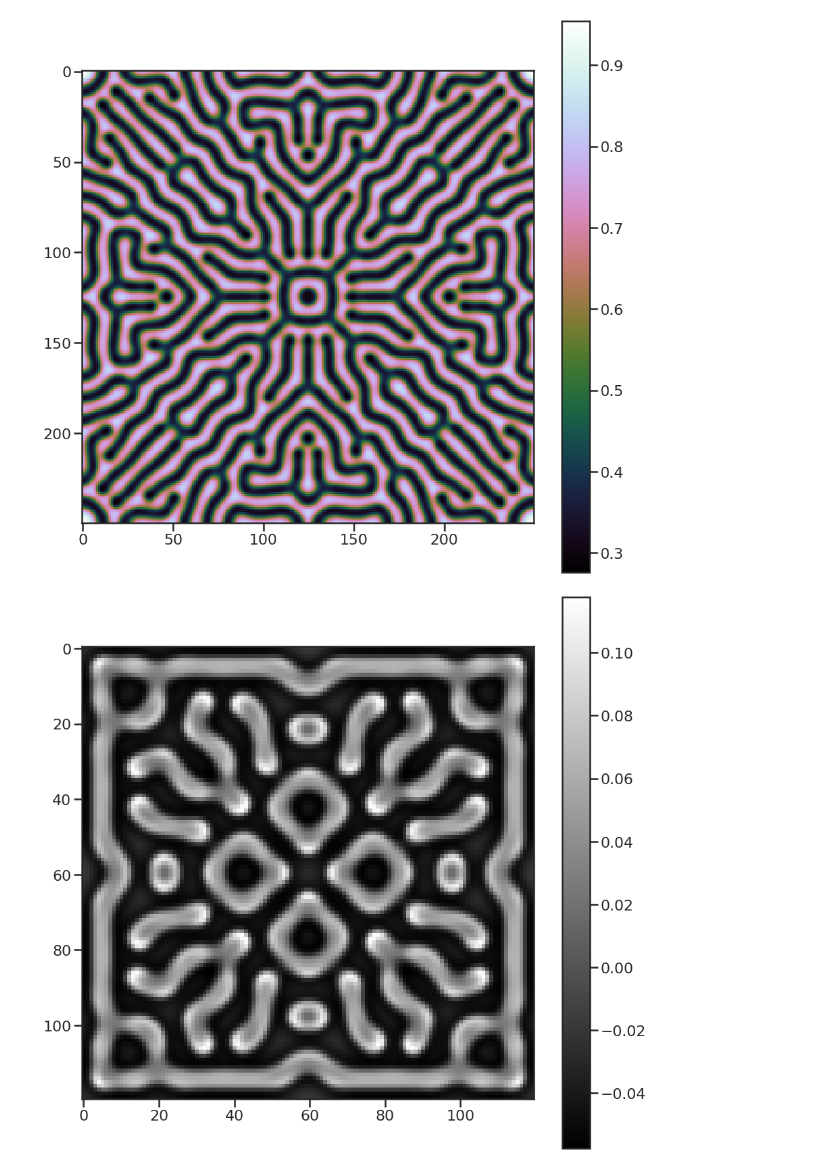
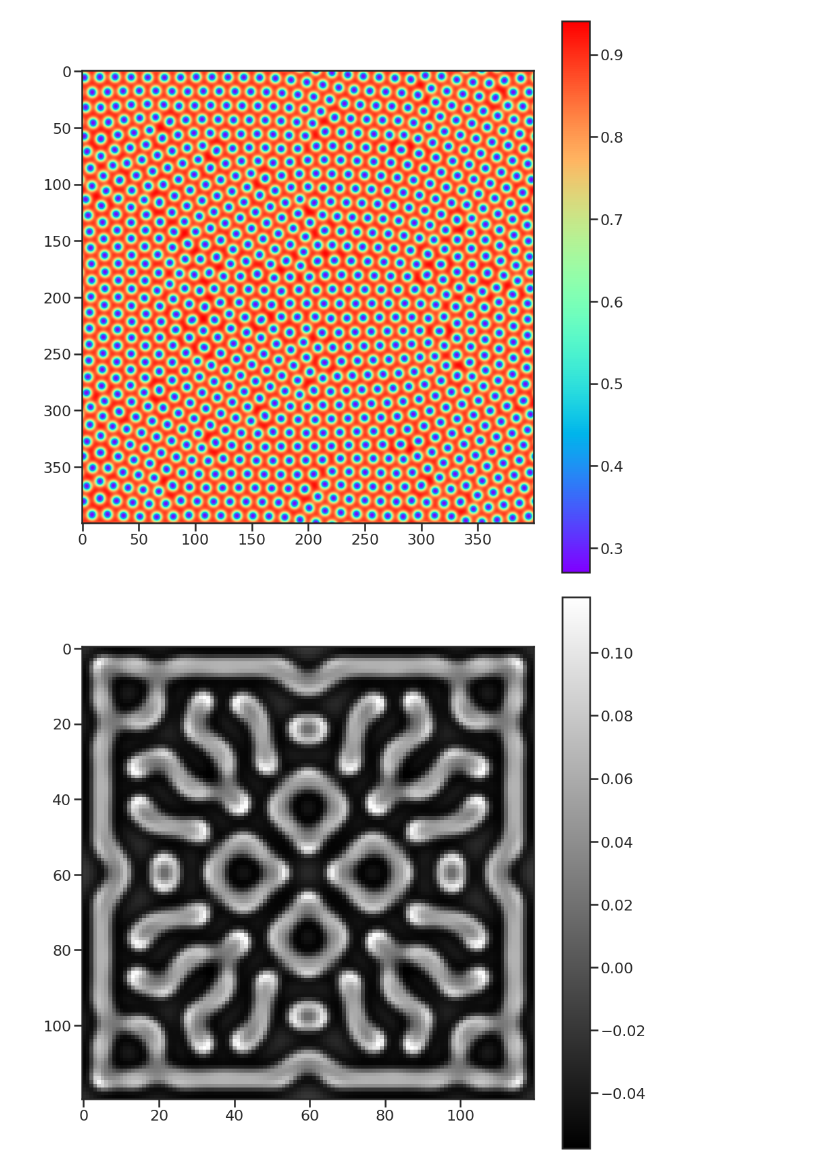
Before and after one commit to CoenHoningh/Complex-Systems, a Jupyter notebook: gray_scott_convolution.ipynb, the cells around one changed output. Cells and saved outputs as stored; diff of their text form; code cells hidden in the pictures.

```diff
--- a/gray_scott_convolution.ipynb
+++ b/gray_scott_convolution.ipynb
@@ -78,29 +79,42 @@ def convolution(mat, kernel, rep=1):
         mat = convolve(mat, kernel, mode='wrap')
     return mat
 # %%
-n = 250
+n = 400
 Du = 0.16
 Dv = 0.08
-F = 0.035
-k = 0.06
-T = 10000
+# F = 0.035
+# k = 0.06
+F = 0.0335
+k = 0.0644
+T = 100000
 dt = 1.0
 dx = 1.0
 
 
 U, V = np.zeros((n, n), dtype=np.float64), np.zeros((n, n), dtype=np.float64)
 r, m = n//40, n//2
-U[...] = 0.5
-edge3 = np.array([[-1, -1, -1], [-1, 8, -1], [-1, -1, -1]])
+U[...] = 1.0
 V[m-r:m+r, m-r:m+r] = 0.25
+V[m-r:m+r, m-r:m+r] = 0.5
 u_out, v_out = gray_scott(U, V, Du, Dv, F, k, dt, dx, T)
+
+binarized = np.clip(preprocessing.scale(u_out)*-1000, 0, 1)
+labels = ndimage.label(binarized)
+bins, edges = np.histogram(labels[0], bins=labels[1])
+plt.figure(figsize=(16,16))
+plt.imshow(labels[0], cmap='gist_earth')
+plt.colorbar()
+plt.show()
+plt.figure()
+sns.distplot(bins[1:])
+plt.show()
 # %%
 plt.figure(figsize=(15,15))
-plt.imshow(u_out, cmap='cubehelix')
+plt.imshow(u_out, cmap='rainbow', interpolation='lanczos')
 plt.colorbar()
 plt.show()
 # %% [output]
-[figure, old version]
+[figure, new version]
 # %%
 edge1 = np.array([[1, 0, -1], [0, 0, 0], [-1, 0, 1]])
 edge2 = np.array([[0, 1, 0], [1, -4, 1], [0, 1, 0]])
```
Also changed, not shown: parts of 10 cells of this notebook, 1 other file.
